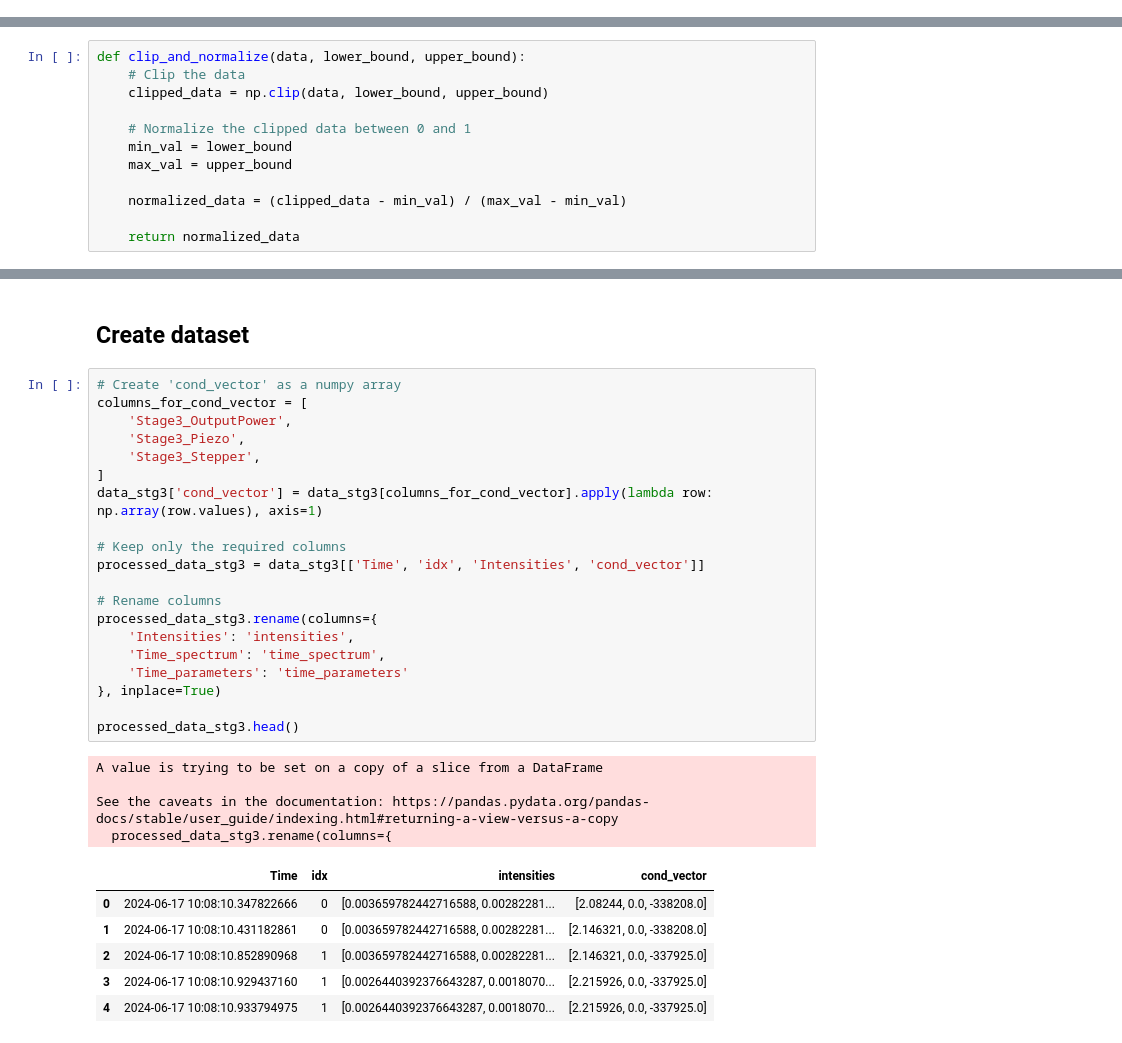
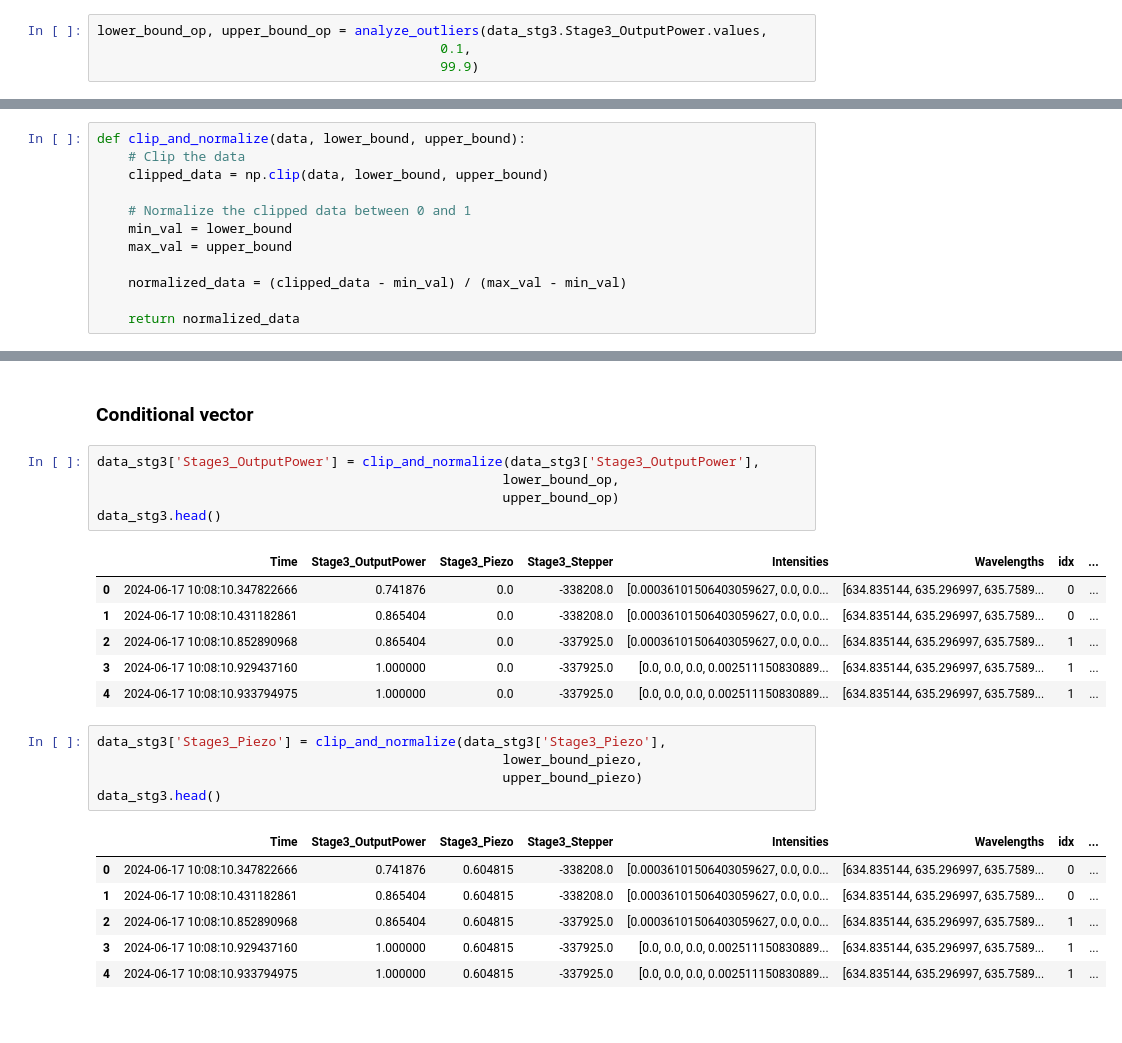
Before and after one commit to akapitanova/master_thesis, a Jupyter notebook: Preprocessing_constant_stepper_stg3.ipynb, the cells around one changed output, grey strips where cells are left out. Cells and saved outputs as stored; diff of their text form.

```diff
--- a/Preprocessing_constant_stepper_stg3.ipynb
+++ b/Preprocessing_constant_stepper_stg3.ipynb
@@ -260,0 +269,4 @@ plt.show()
+# %%
+lower_bound_op, upper_bound_op = analyze_outliers(data_stg3.Stage3_OutputPower.values,
+                                            0.1,
+                                            99.9)
@@ -349,33 +346,26 @@ Outliers: [-338208. -338208. -337925. -337925. -337925.]
-# %% [markdown]
-## Create dataset
-# %%
-# Create 'cond_vector' as a numpy array
-columns_for_cond_vector = [
-    'Stage3_OutputPower',
-    'Stage3_Piezo',
-    'Stage3_Stepper',
-]
-data_stg3['cond_vector'] = data_stg3[columns_for_cond_vector].apply(lambda row: np.array(row.values), axis=1)
-
-# Keep only the required columns
-processed_data_stg3 = data_stg3[['Time', 'idx', 'Intensities', 'cond_vector']]
-
-# Rename columns
-processed_data_stg3.rename(columns={
-    'Intensities': 'intensities',
-    'Time_spectrum': 'time_spectrum',
-    'Time_parameters': 'time_parameters'
-}, inplace=True)
-
-processed_data_stg3.head()
-# %% [output]
-A value is trying to be set on a copy of a slice from a DataFrame
-
-See the caveats in the documentation: https://pandas.pydata.org/pandas-docs/stable/user_guide/indexing.html#returning-a-view-versus-a-copy
-  processed_data_stg3.rename(columns={
-|  | Time | idx | intensities | cond_vector |
-| 0 | 2024-06-17 10:08:10.347822666 | 0 | [0.003659782442716588, 0.00282281... | [2.08244, 0.0, -338208.0] |
-| 1 | 2024-06-17 10:08:10.431182861 | 0 | [0.003659782442716588, 0.00282281... | [2.146321, 0.0, -338208.0] |
-| 2 | 2024-06-17 10:08:10.852890968 | 1 | [0.003659782442716588, 0.00282281... | [2.146321, 0.0, -337925.0] |
-| 3 | 2024-06-17 10:08:10.929437160 | 1 | [0.0026440392376643287, 0.0018070... | [2.215926, 0.0, -337925.0] |
-| 4 | 2024-06-17 10:08:10.933794975 | 1 | [0.0026440392376643287, 0.0018070... | [2.215926, 0.0, -337925.0] |
+# %% [markdown]
+### Conditional vector
+# %%
+data_stg3['Stage3_OutputPower'] = clip_and_normalize(data_stg3['Stage3_OutputPower'],
+                                                    lower_bound_op,
+                                                    upper_bound_op)
+data_stg3.head()
+# %% [output]
+|  | Time | Stage3_OutputPower | Stage3_Piezo | Stage3_Stepper | Intensities | Wavelengths | idx | ... |
+| 0 | 2024-06-17 10:08:10.347822666 | 0.741876 | 0.0 | -338208.0 | [0.00036101506403059627, 0.0, 0.0... | [634.835144, 635.296997, 635.7589... | 0 | ... |
+| 1 | 2024-06-17 10:08:10.431182861 | 0.865404 | 0.0 | -338208.0 | [0.00036101506403059627, 0.0, 0.0... | [634.835144, 635.296997, 635.7589... | 0 | ... |
+| 2 | 2024-06-17 10:08:10.852890968 | 0.865404 | 0.0 | -337925.0 | [0.00036101506403059627, 0.0, 0.0... | [634.835144, 635.296997, 635.7589... | 1 | ... |
+| 3 | 2024-06-17 10:08:10.929437160 | 1.000000 | 0.0 | -337925.0 | [0.0, 0.0, 0.0, 0.002511150830889... | [634.835144, 635.296997, 635.7589... | 1 | ... |
+| 4 | 2024-06-17 10:08:10.933794975 | 1.000000 | 0.0 | -337925.0 | [0.0, 0.0, 0.0, 0.002511150830889... | [634.835144, 635.296997, 635.7589... | 1 | ... |
+# %%
+data_stg3['Stage3_Piezo'] = clip_and_normalize(data_stg3['Stage3_Piezo'],
+                                                    lower_bound_piezo,
+                                                    upper_bound_piezo)
+data_stg3.head()
+# %% [output]
+|  | Time | Stage3_OutputPower | Stage3_Piezo | Stage3_Stepper | Intensities | Wavelengths | idx | ... |
+| 0 | 2024-06-17 10:08:10.347822666 | 0.741876 | 0.604815 | -338208.0 | [0.00036101506403059627, 0.0, 0.0... | [634.835144, 635.296997, 635.7589... | 0 | ... |
+| 1 | 2024-06-17 10:08:10.431182861 | 0.865404 | 0.604815 | -338208.0 | [0.00036101506403059627, 0.0, 0.0... | [634.835144, 635.296997, 635.7589... | 0 | ... |
+| 2 | 2024-06-17 10:08:10.852890968 | 0.865404 | 0.604815 | -337925.0 | [0.00036101506403059627, 0.0, 0.0... | [634.835144, 635.296997, 635.7589... | 1 | ... |
+| 3 | 2024-06-17 10:08:10.929437160 | 1.000000 | 0.604815 | -337925.0 | [0.0, 0.0, 0.0, 0.002511150830889... | [634.835144, 635.296997, 635.7589... | 1 | ... |
+| 4 | 2024-06-17 10:08:10.933794975 | 1.000000 | 0.604815 | -337925.0 | [0.0, 0.0, 0.0, 0.002511150830889... | [634.835144, 635.296997, 635.7589... | 1 | ... |
```
Also changed, not shown: parts of 31 cells of this notebook.
